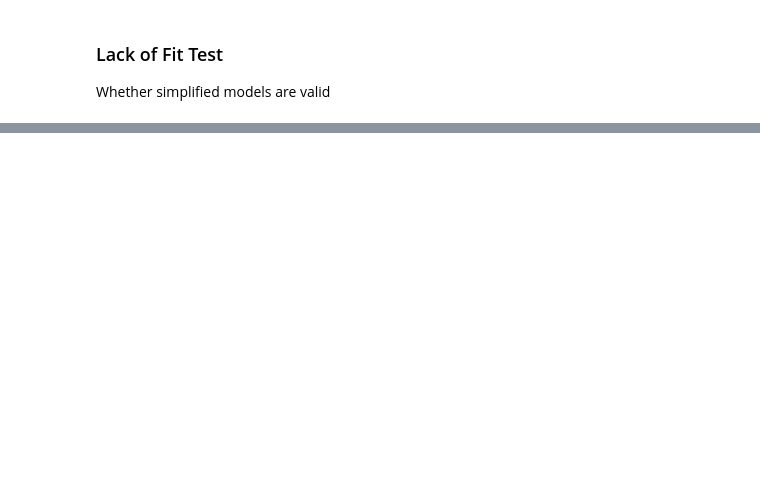
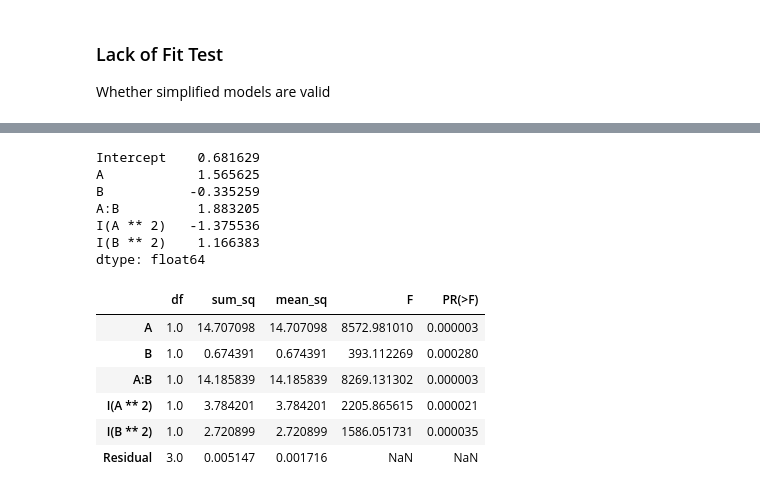
Before and after one commit to fredward65/MCTR703_DOE_2026, a Jupyter notebook: Exercises/S3_1-Surface_Response.ipynb, the cells around one changed output, grey strips where cells are left out. Cells and saved outputs as stored; diff of their text form; code cells hidden in the pictures; blank space fills up the shorter version.

```diff
--- a/Exercises/S3_1-Surface_Response.ipynb
+++ b/Exercises/S3_1-Surface_Response.ipynb
@@ -160,8 +201,8 @@ Whether simplified models are valid
 import pandas as pd
 
 # Factor levels
-A_levels = np.array([-1, 1])
-B_levels = np.array([-1, 1])
+A_levels = np.array([-1, 0, 1])
+B_levels = np.array([-1, 0, 1])
 
 # Number of levels per factor
 n_A = len(A_levels)
@@ -172,9 +213,9 @@ n_runs = n_A * n_B
 
 # Create the design matrix columns
 # For A: repeat each level for B times
-A = ...
+A = np.repeat(A_levels, n_B)
 # For B: tile for n_A times
-B = ...
+B = np.tile(B_levels, n_A)
 
 # Stack columns into a design matrix
 design = np.column_stack((A, B))
@@ -189,14 +251,29 @@ display(df)
 # %%
 import statsmodels.api as sm
 from statsmodels.formula.api import ols
 
 # Fit model with all interactions, including quadratic effects I(X**2)
-model = ols('y ~ ...', data=df).fit()
+model = ols('y ~ A + B + A:B + I(A**2) + I(B**2)', data=df).fit()
 display(model.params)
 
 # Perform an ANOVA (analysis of variance) (type I sums of squares)
 anova_table = sm.stats.anova_lm(model, typ=1)
 display(anova_table)
+# %% [output]
+Intercept    0.681629
+A            1.565625
+B           -0.335259
+A:B          1.883205
+I(A ** 2)   -1.375536
+I(B ** 2)    1.166383
+dtype: float64
+|  | df | sum_sq | mean_sq | F | PR(>F) |
+| A | 1.0 | 14.707098 | 14.707098 | 8572.981010 | 0.000003 |
+| B | 1.0 | 0.674391 | 0.674391 | 393.112269 | 0.000280 |
+| A:B | 1.0 | 14.185839 | 14.185839 | 8269.131302 | 0.000003 |
+| I(A ** 2) | 1.0 | 3.784201 | 3.784201 | 2205.865615 | 0.000021 |
+| I(B ** 2) | 1.0 | 2.720899 | 2.720899 | 1586.051731 | 0.000035 |
+| Residual | 3.0 | 0.005147 | 0.001716 | NaN | NaN |
 # %%
 """ Lack of Fit Test """
 # Create a reduced model (e.g. without interaction terms)
```
Also changed, not shown: parts of 6 cells of this notebook.
